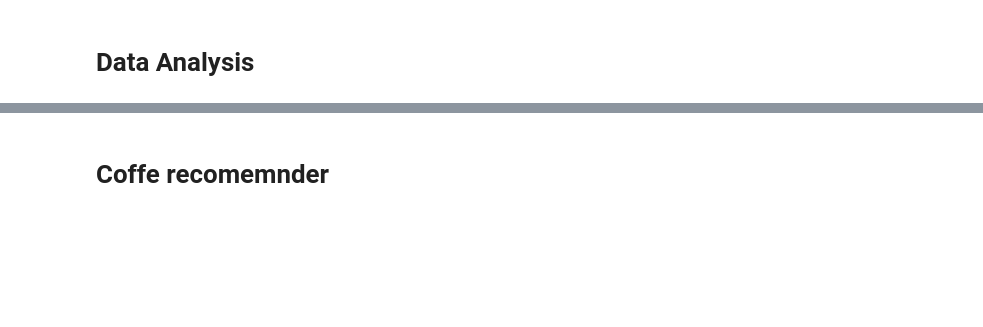
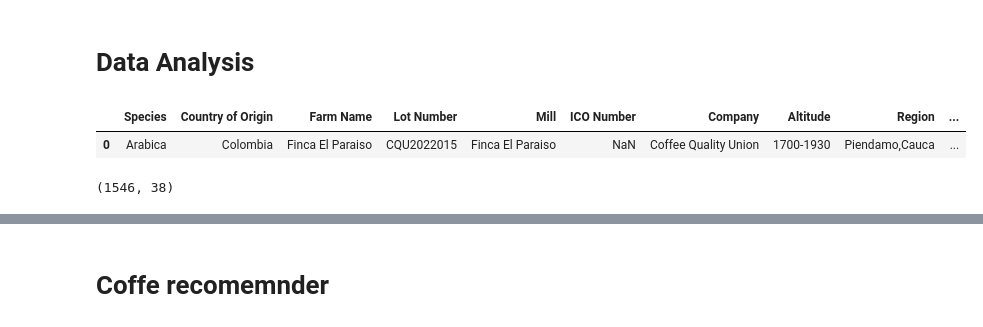
Before and after one commit to lukpares/coffee, a Jupyter notebook: coffee.ipynb, the cells around one changed output, grey strips where cells are left out. Saved outputs shown, nothing was run; the diff lists cells and outputs as text; code cells hidden in the pictures; blank space fills up the shorter version.

```diff
--- a/coffee.ipynb
+++ b/coffee.ipynb
@@ -89,2 +83,13 @@ df_coffee.head(3)
 # %% [markdown]
 # Data Analysis
+# %%
+# glance at the data
+df_coffee.head(1)
+# %% [output]
+|  | Species | Country of Origin | Farm Name | Lot Number | Mill | ICO Number | Company | Altitude | Region | ... |
+| 0 | Arabica | Colombia | Finca El Paraiso | CQU2022015 | Finca El Paraiso | NaN | Coffee Quality Union | 1700-1930 | Piendamo,Cauca | ... |
+# %%
+# Coffee DataFrame dimensions
+df_coffee.shape
+# %% [output]
+(1546, 38)
```
Also changed, not shown: parts of 5 cells of this notebook.
